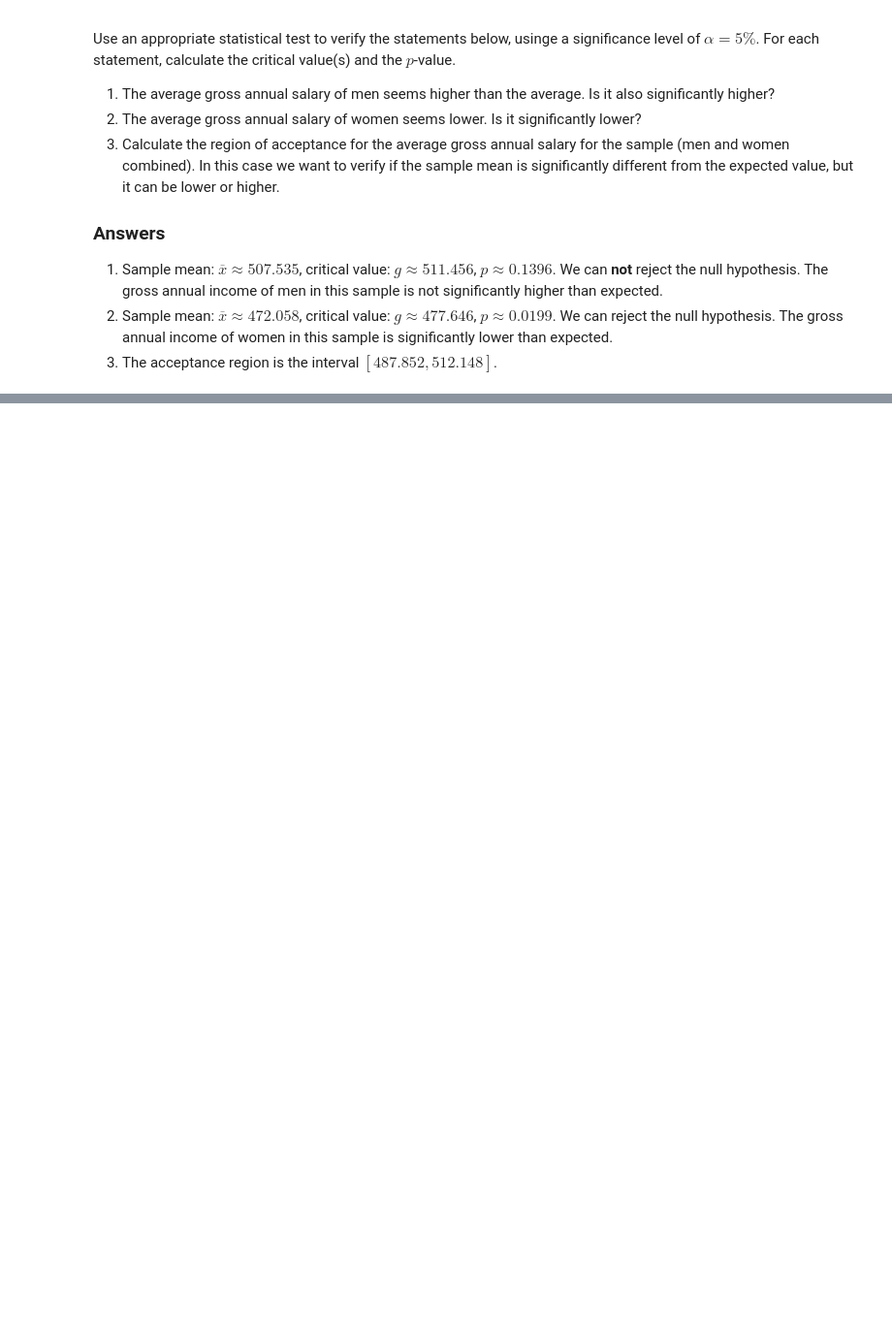
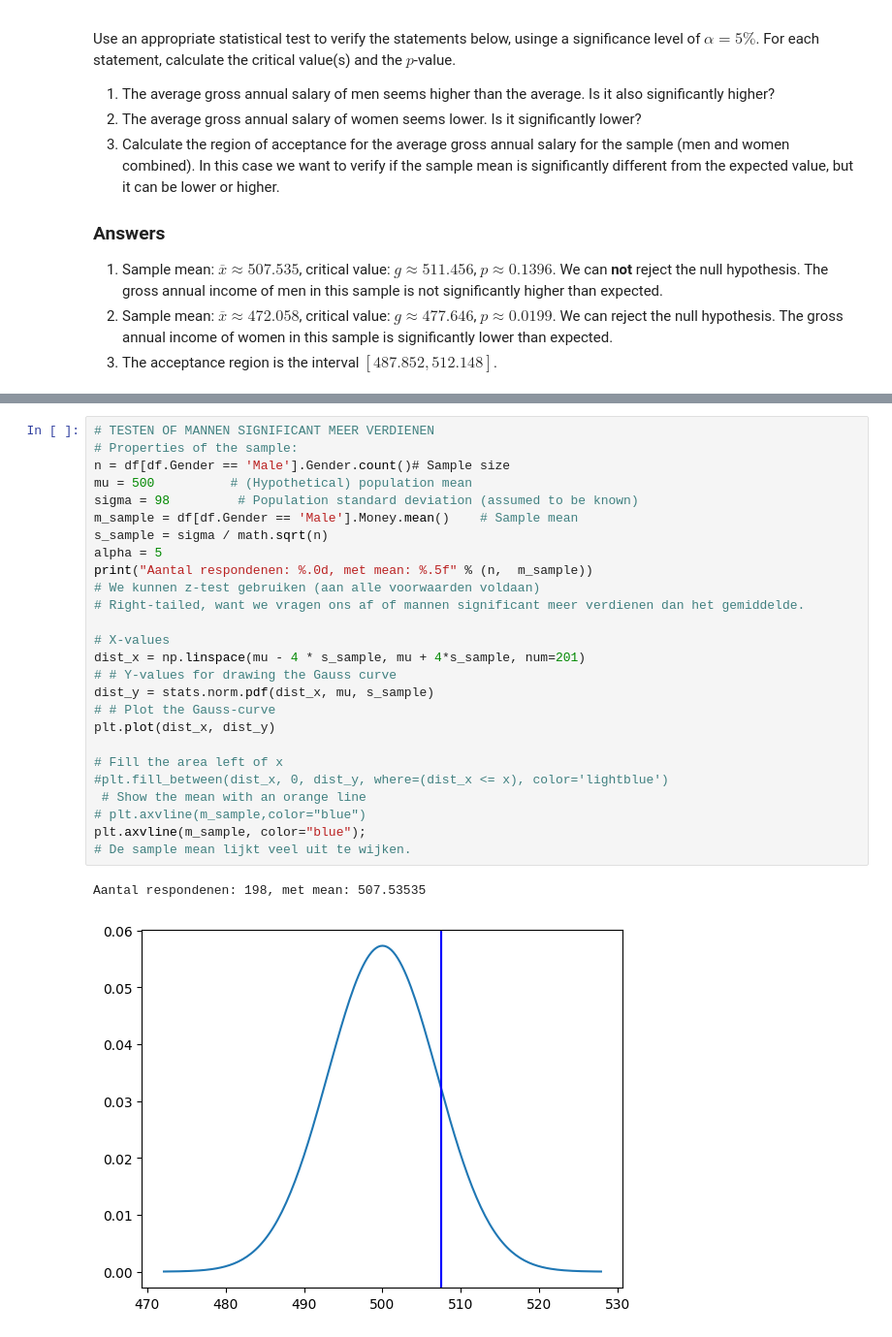
Before and after one commit to JelleLeus1996/data_science, a Jupyter notebook: 3-central-limit-testing/lab-3.04-hypothesis-testing.ipynb, the cells around one changed output, grey strips where cells are left out. Shown at 97% size. Cells and saved outputs as stored; diff of their text form; blank space fills up the shorter version.

```diff
--- a/3-central-limit-testing/lab-3.04-hypothesis-testing.ipynb
+++ b/3-central-limit-testing/lab-3.04-hypothesis-testing.ipynb
@@ -252,0 +392,29 @@ Use an appropriate statistical test to verify the statements below, usinge a sig
+# %%
+# TESTEN OF MANNEN SIGNIFICANT MEER VERDIENEN
+# Properties of the sample:
+n = df[df.Gender == 'Male'].Gender.count()# Sample size
+mu = 500          # (Hypothetical) population mean
+sigma = 98         # Population standard deviation (assumed to be known)
+m_sample = df[df.Gender == 'Male'].Money.mean()    # Sample mean
+s_sample = sigma / math.sqrt(n)
+alpha = 5
+print("Aantal respondenen: %.0d, met mean: %.5f" % (n,  m_sample))
+# We kunnen z-test gebruiken (aan alle voorwaarden voldaan)
+# Right-tailed, want we vragen ons af of mannen significant meer verdienen dan het gemiddelde.
+
+# X-values
+dist_x = np.linspace(mu - 4 * s_sample, mu + 4*s_sample, num=201)
+# # Y-values for drawing the Gauss curve
+dist_y = stats.norm.pdf(dist_x, mu, s_sample)
+# # Plot the Gauss-curve
+plt.plot(dist_x, dist_y)
+
+# Fill the area left of x
+#plt.fill_between(dist_x, 0, dist_y, where=(dist_x <= x), color='lightblue')
+ # Show the mean with an orange line
+# plt.axvline(m_sample,color="blue")
+plt.axvline(m_sample, color="blue");
+# De sample mean lijkt veel uit te wijken.
+# %% [output]
+Aantal respondenen: 198, met mean: 507.53535
+[figure, added]
```
Also changed, not shown: parts of 35 cells of this notebook, 1 other file.
